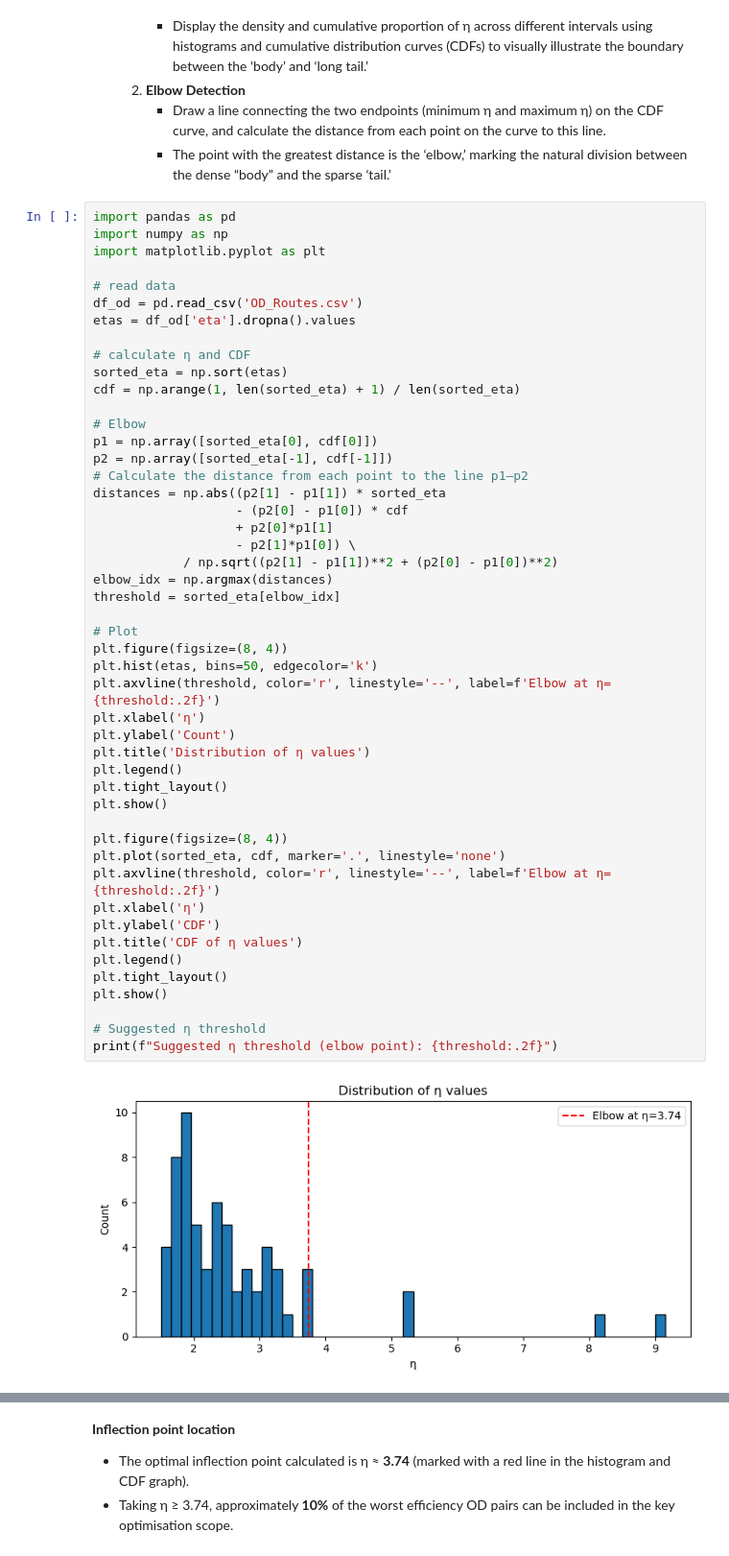
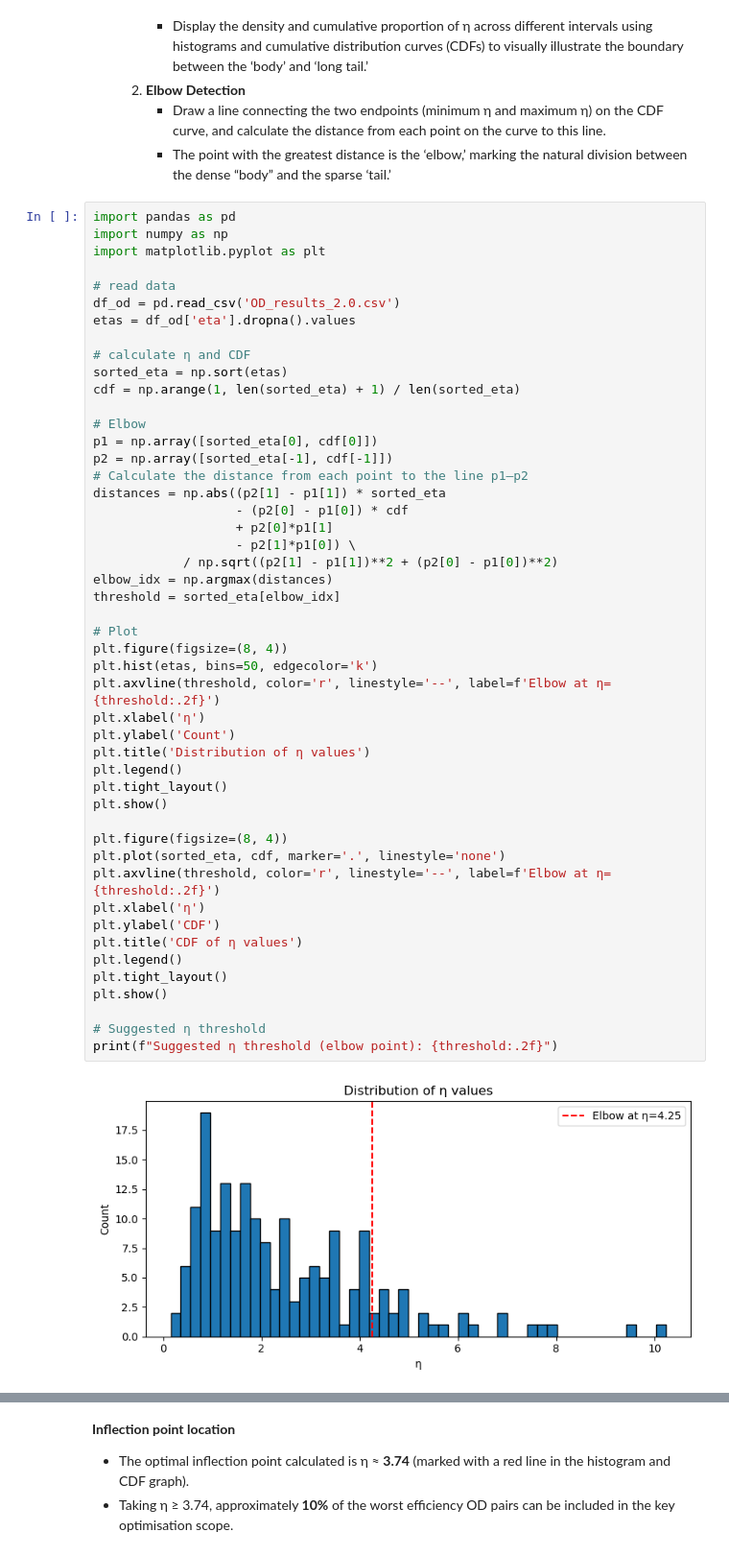
Before and after one commit to Weicher233/Capstone, a Jupyter notebook: P-median_ratio.ipynb, the cells around one changed output, grey strips where cells are left out. Shown: that part at 96% size. Saved outputs shown, nothing was run; the diff lists cells and outputs as text.

```diff
--- a/P-median_ratio.ipynb
+++ b/P-median_ratio.ipynb
@@ -138,7 +138,7 @@ import numpy as np
 import matplotlib.pyplot as plt
 
 # read data
-df_od = pd.read_csv('OD_Routes.csv')
+df_od = pd.read_csv('OD_results_2.0.csv')
 etas = df_od['eta'].dropna().values
 
 # calculate η and CDF
@@ -154,31 +154,31 @@ distances = np.abs((p2[1] - p1[1]) * sorted_eta
                    + p2[0]*p1[1]
                    - p2[1]*p1[0]) \
             / np.sqrt((p2[1] - p1[1])**2 + (p2[0] - p1[0])**2)
 elbow_idx = np.argmax(distances)
 threshold = sorted_eta[elbow_idx]
 
 # Plot
 plt.figure(figsize=(8, 4))
 plt.hist(etas, bins=50, edgecolor='k')
 plt.axvline(threshold, color='r', linestyle='--', label=f'Elbow at η={threshold:.2f}')
 plt.xlabel('η')
 plt.ylabel('Count')
 plt.title('Distribution of η values')
 plt.legend()
 plt.tight_layout()
 plt.show()
 
 plt.figure(figsize=(8, 4))
 plt.plot(sorted_eta, cdf, marker='.', linestyle='none')
 plt.axvline(threshold, color='r', linestyle='--', label=f'Elbow at η={threshold:.2f}')
 plt.xlabel('η')
 plt.ylabel('CDF')
 plt.title('CDF of η values')
 plt.legend()
 plt.tight_layout()
 plt.show()
 
 # Suggested η threshold
 print(f"Suggested η threshold (elbow point): {threshold:.2f}")
 # %% [output]
-[figure, old version]
+[figure, new version]
```
Also changed, not shown: parts of 2 cells of this notebook, 5 other files.
